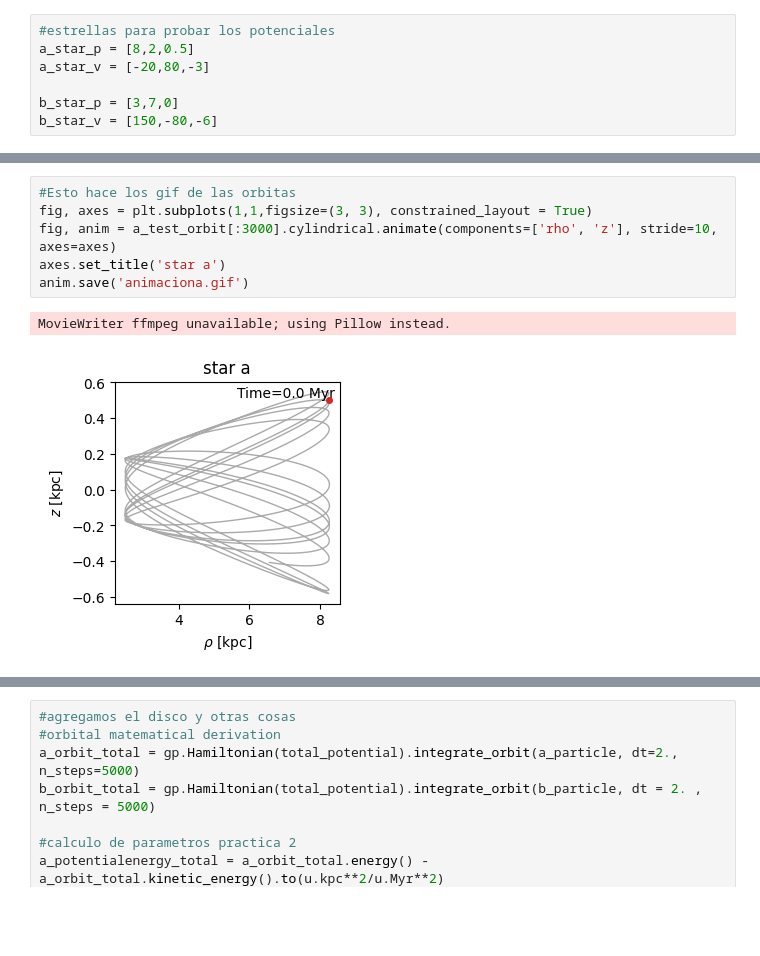
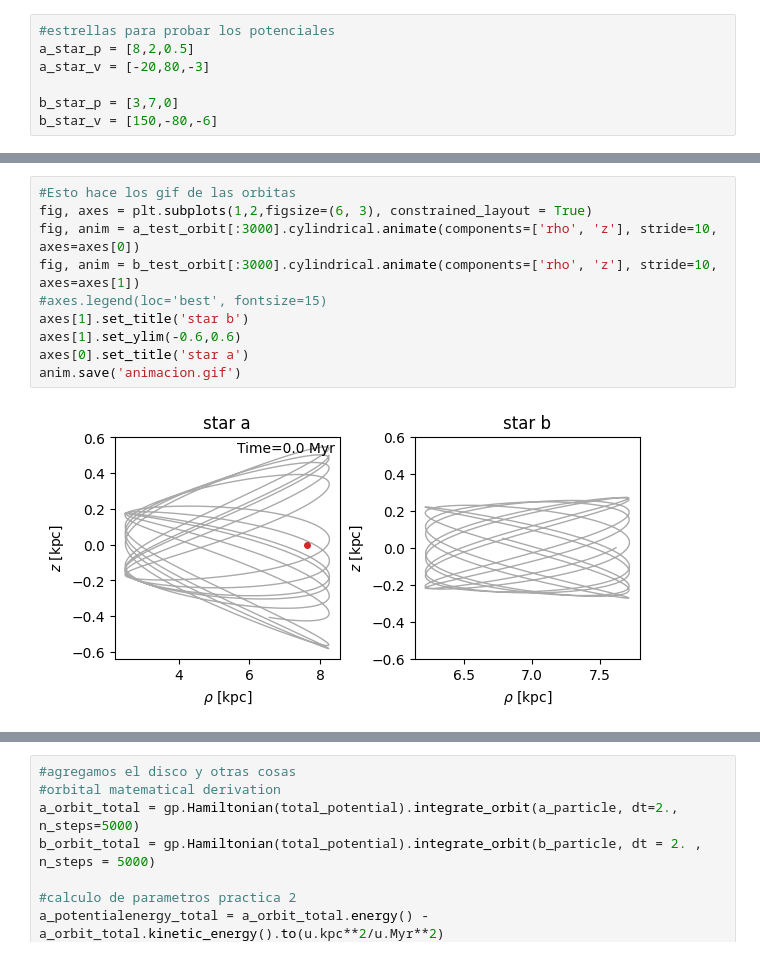
Before and after one commit to patito-mary/topicos, a Jupyter notebook: Llate_pot.ipynb, the cells around one changed output, grey strips where cells are left out. Cells and saved outputs as stored; diff of their text form; blank space fills up the shorter version.

```diff
--- a/Llate_pot.ipynb
+++ b/Llate_pot.ipynb
@@ -156,9 +173,12 @@ axes[1].legend(loc='best', fontsize=10)
 # %%
 #Esto hace los gif de las orbitas
-fig, axes = plt.subplots(1,1,figsize=(3, 3), constrained_layout = True)
-fig, anim = a_test_orbit[:3000].cylindrical.animate(components=['rho', 'z'], stride=10, axes=axes)
-axes.set_title('star a')
-anim.save('animaciona.gif')
+fig, axes = plt.subplots(1,2,figsize=(6, 3), constrained_layout = True)
+fig, anim = a_test_orbit[:3000].cylindrical.animate(components=['rho', 'z'], stride=10, axes=axes[0])
+fig, anim = b_test_orbit[:3000].cylindrical.animate(components=['rho', 'z'], stride=10, axes=axes[1])
+#axes.legend(loc='best', fontsize=15)
+axes[1].set_title('star b')
+axes[1].set_ylim(-0.6,0.6)
+axes[0].set_title('star a')
+anim.save('animacion.gif')
 # %% [output]
-MovieWriter ffmpeg unavailable; using Pillow instead.
-[figure, old version]
+[figure, new version]
```
Also changed, not shown: parts of 33 cells of this notebook, 3 other files.
